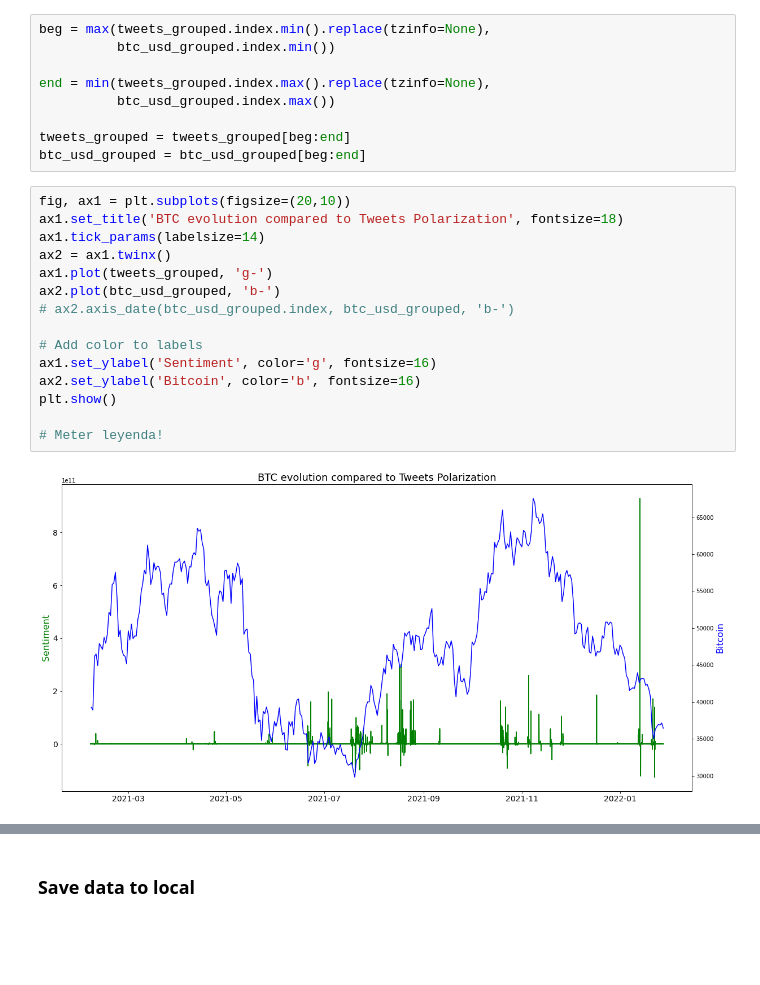
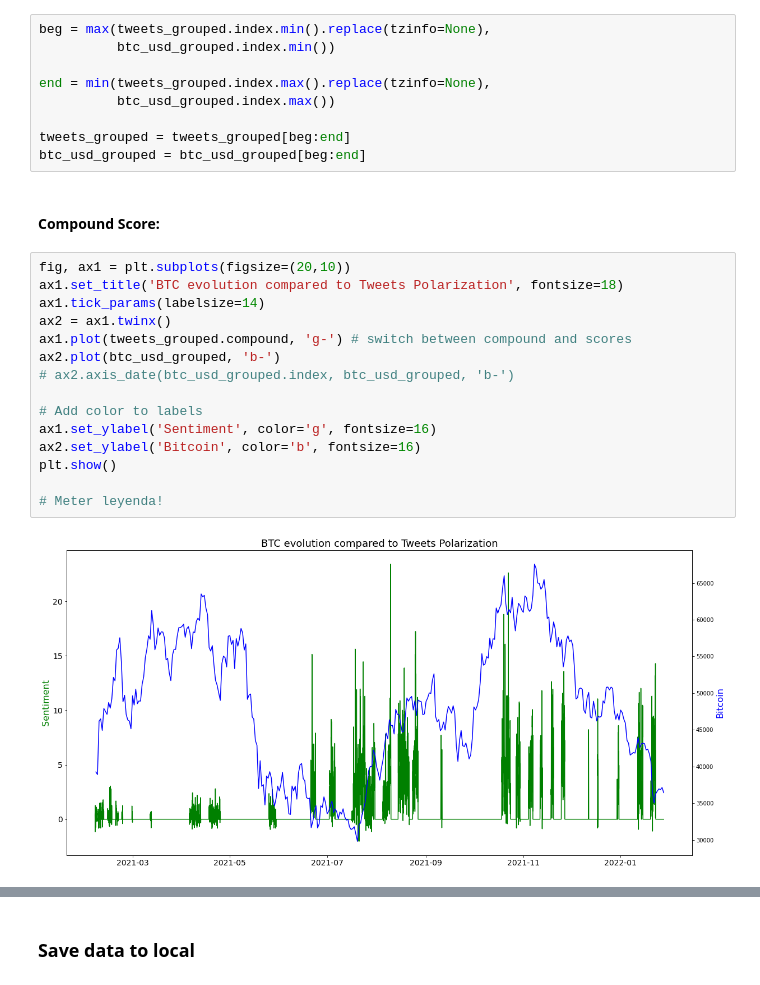
Before and after one commit to hugopobil/tfm_hugopobil, a Jupyter notebook: scratches/bitcoin_price_analysis_kaggle/03_bitcoint_price.ipynb, the cells around one changed output, grey strips where cells are left out. Cells and saved outputs as stored; diff of their text form; blank space fills up the shorter version.

Commit message:
bow for nlp processed tweets

```diff
--- a/scratches/bitcoin_price_analysis_kaggle/03_bitcoint_price.ipynb
+++ b/scratches/bitcoin_price_analysis_kaggle/03_bitcoint_price.ipynb
@@ -83,20 +83,22 @@ end = min(tweets_grouped.index.max().replace(tzinfo=None),
 
 tweets_grouped = tweets_grouped[beg:end]
 btc_usd_grouped = btc_usd_grouped[beg:end]
+# %% [markdown]
+#### Compound Score:
 # %%
 fig, ax1 = plt.subplots(figsize=(20,10))
 ax1.set_title('BTC evolution compared to Tweets Polarization', fontsize=18)
 ax1.tick_params(labelsize=14)
 ax2 = ax1.twinx()
-ax1.plot(tweets_grouped, 'g-')
+ax1.plot(tweets_grouped.compound, 'g-') # switch between compound and scores
 ax2.plot(btc_usd_grouped, 'b-')
 # ax2.axis_date(btc_usd_grouped.index, btc_usd_grouped, 'b-')
 
 # Add color to labels
 ax1.set_ylabel('Sentiment', color='g', fontsize=16)
 ax2.set_ylabel('Bitcoin', color='b', fontsize=16)
 plt.show()
 
 # Meter leyenda!
 # %% [output]
-[figure, old version]
+[figure, new version]
```
Also changed, not shown: parts of 4 cells of this notebook, 1 other file.
